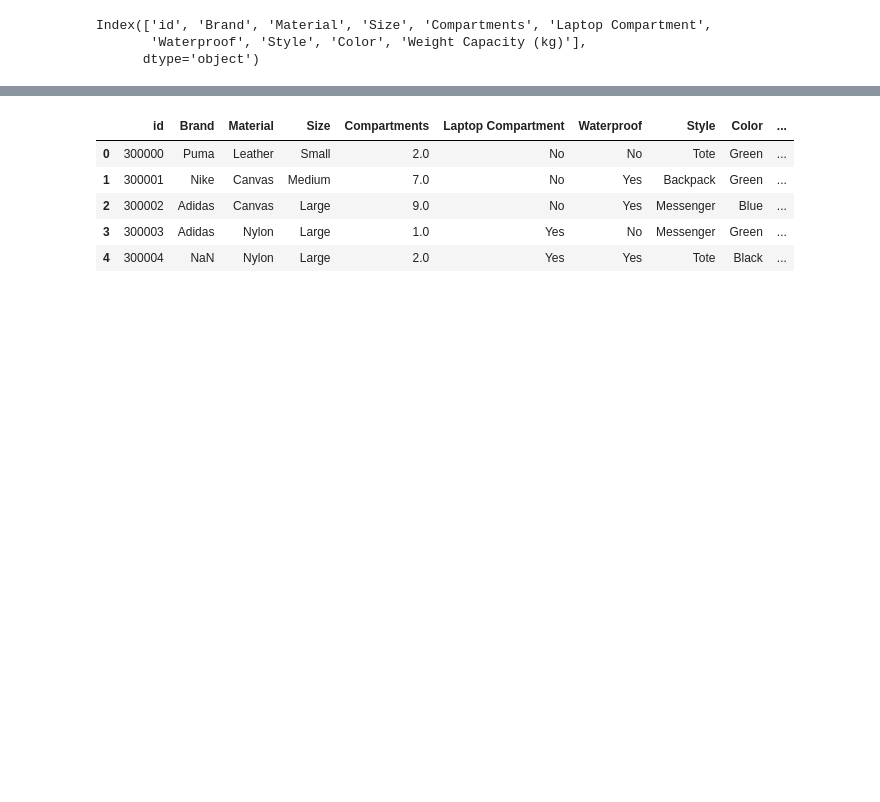
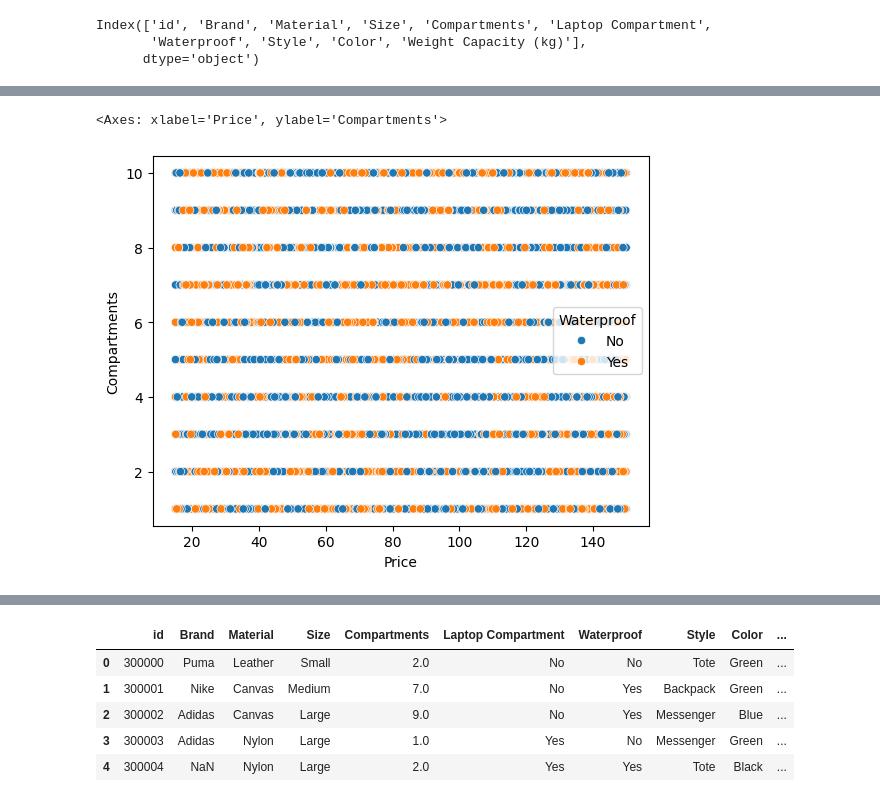
Before and after one commit to tengkumuazabs/my-portfolio, a Jupyter notebook: python-projects/kaggle/backpack-price-prediction/main.ipynb, the cells around one changed output, grey strips where cells are left out. Drawn from its saved outputs; the diff is of its cells as text; code cells hidden in the pictures; blank space fills up the shorter version.

```diff
--- a/python-projects/kaggle/backpack-price-prediction/main.ipynb
+++ b/python-projects/kaggle/backpack-price-prediction/main.ipynb
@@ -185,3 +211,8 @@ modifyColumns().transform(X_train).head()
+# %%
+sns.scatterplot(train, x='Price', y='Compartments', hue='Waterproof')
+# %% [output]
+<Axes: xlabel='Price', ylabel='Compartments'>
+[figure, added]
 # %%
 # param_grid = [
 #     {
```
Also changed, not shown: parts of 14 cells of this notebook, 1 other file.
